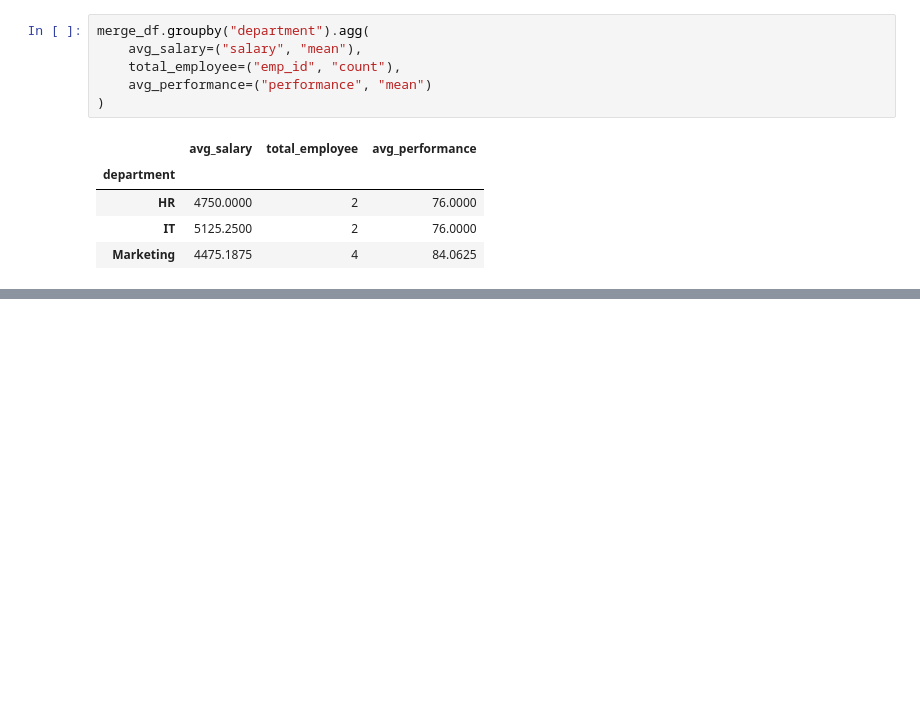
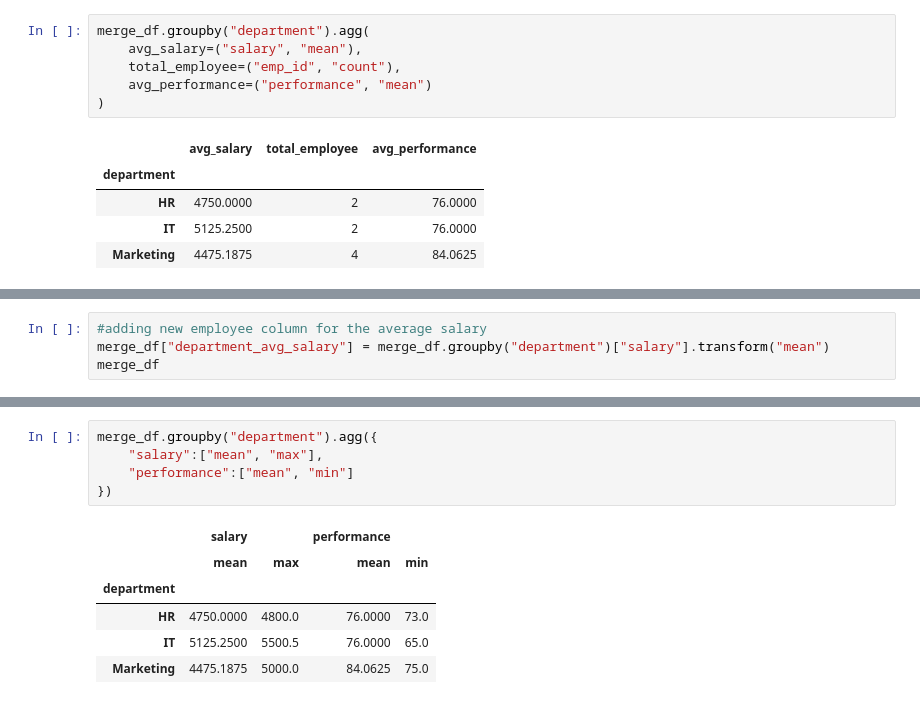
Before and after one commit to OIC-Hub/data-science-class-2, a Jupyter notebook: employee_dataset.ipynb, the cells around one changed output, grey strips where cells are left out. Cells and saved outputs as stored; diff of their text form; blank space fills up the shorter version.

```diff
--- a/employee_dataset.ipynb
+++ b/employee_dataset.ipynb
@@ -921,0 +945,4 @@ merge_df.groupby("department").agg(
+# %%
+#adding new employee column for the average salary
+merge_df["department_avg_salary"] = merge_df.groupby("department")["salary"].transform("mean")
+merge_df
@@ -921,0 +986,12 @@ merge_df.groupby("department").agg(
+# %%
+merge_df.groupby("department").agg({
+    "salary":["mean", "max"],
+    "performance":["mean", "min"]
+})
+# %% [output]
+|  | salary |  | performance |  |
+|  | mean | max | mean | min |
+| department |  |  |  |  |
+| HR | 4750.0000 | 4800.0 | 76.0000 | 73.0 |
+| IT | 5125.2500 | 5500.5 | 76.0000 | 65.0 |
+| Marketing | 4475.1875 | 5000.0 | 84.0625 | 75.0 |
```
Also changed, not shown: parts of 8 cells of this notebook.
